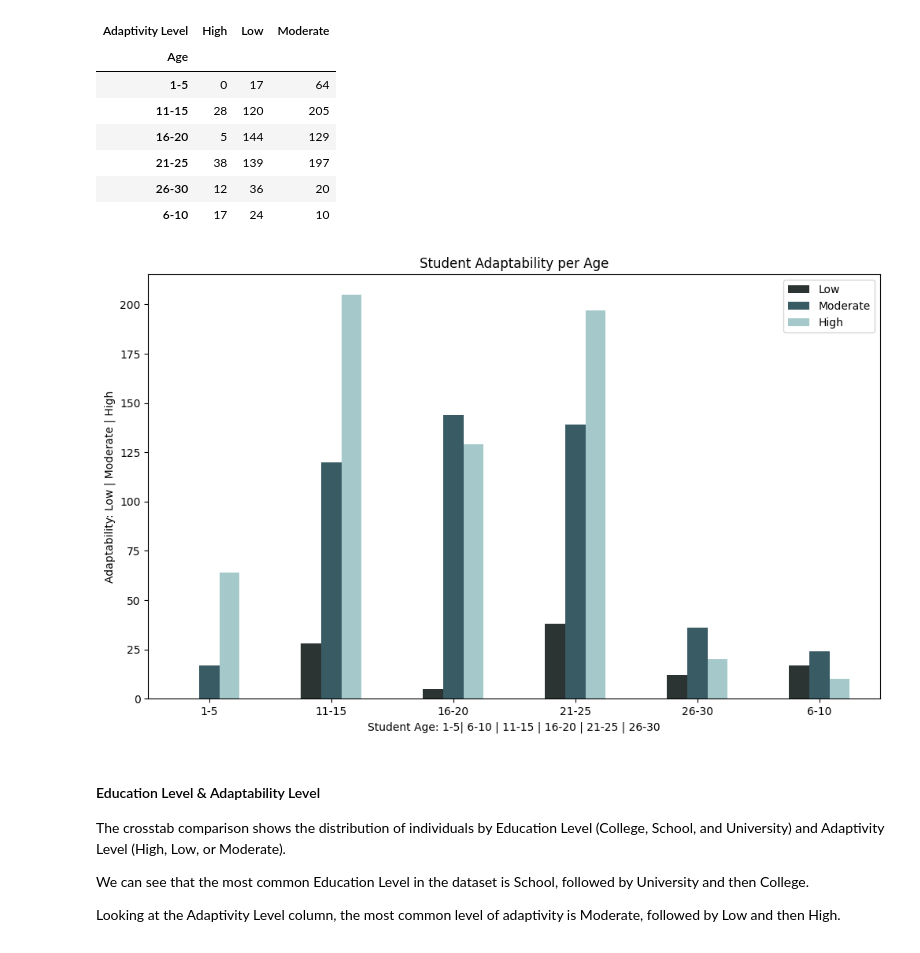
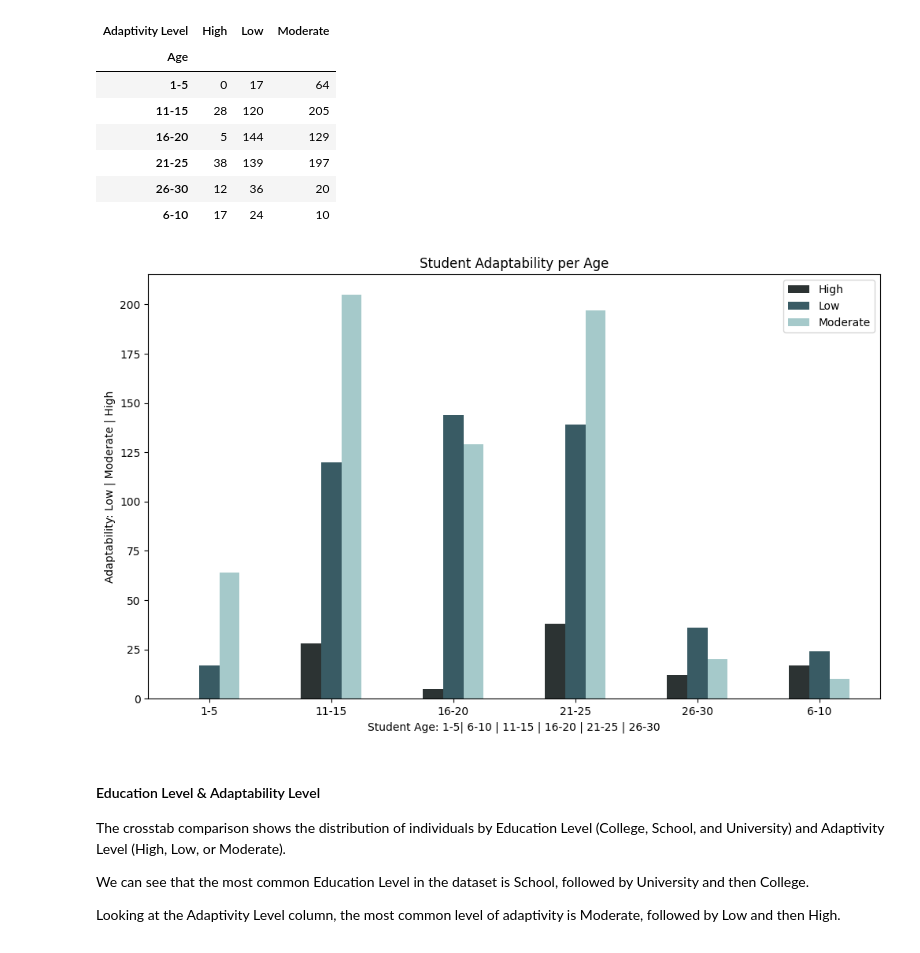
Before and after one commit to granulatedsugar/mmdc-student-classification, a Jupyter notebook: mmdc-student-classification.ipynb, the cells around one changed output. Drawn from its saved outputs; the diff is of its cells as text; code cells hidden in the pictures.

Commit message:
Fix Legends
Fix Legends

```diff
--- a/mmdc-student-classification.ipynb
+++ b/mmdc-student-classification.ipynb
@@ -313,15 +313,15 @@ a_a_cross_tab
 # %%
 # Plot Crosstab
 a_a_cross_tab.plot(kind="bar",
                   figsize=(12, 7),
                   color=[PRIMARY, SECONDARY, NEUTRAL]);
 plt.title("Student Adaptability per Age")
 plt.xlabel("Student Age: 1-5| 6-10 | 11-15 | 16-20 | 21-25 | 26-30")
 plt.ylabel("Adaptability: Low | Moderate | High")
-plt.legend(['Low', 'Moderate', 'High'])
+plt.legend(['High', 'Low', 'Moderate'])
 plt.xticks(rotation=0);
 # %% [output]
-[figure, old version]
+[figure, new version]
 # %% [markdown]
 #### Education Level & Adaptability Level
 The crosstab comparison shows the distribution of individuals by Education Level (College, School, and University) and Adaptivity Level (High, Low, or Moderate).
```
Also changed, not shown: parts of 2 cells of this notebook.
